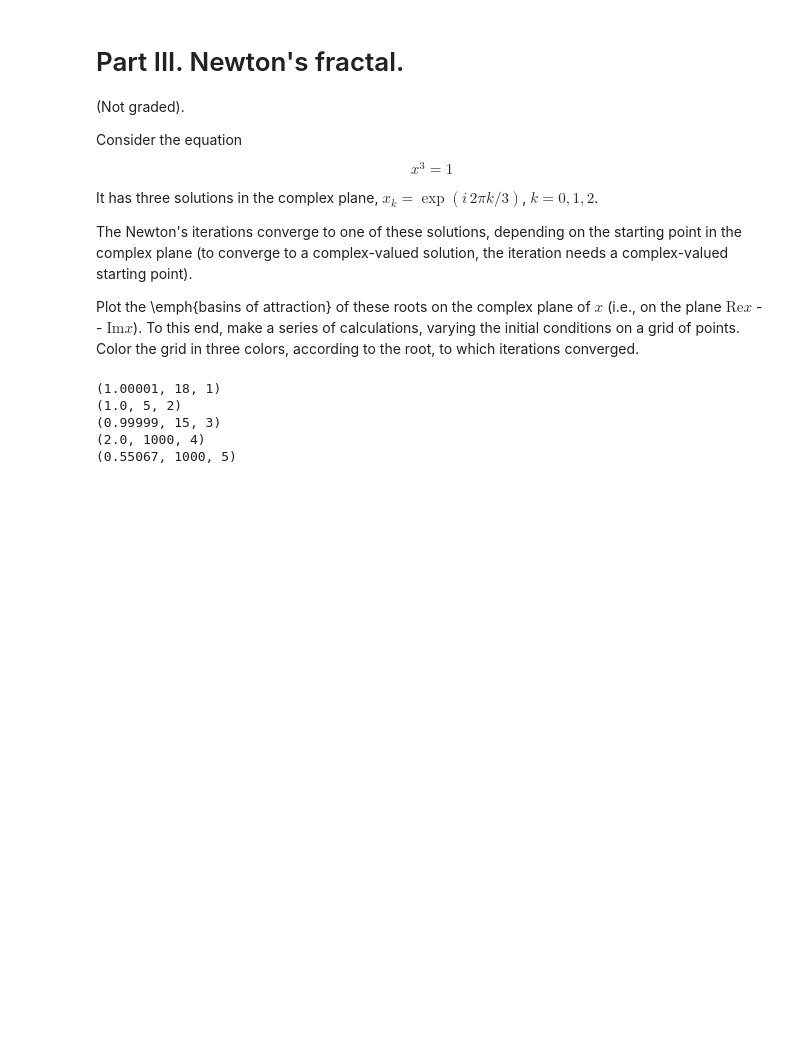
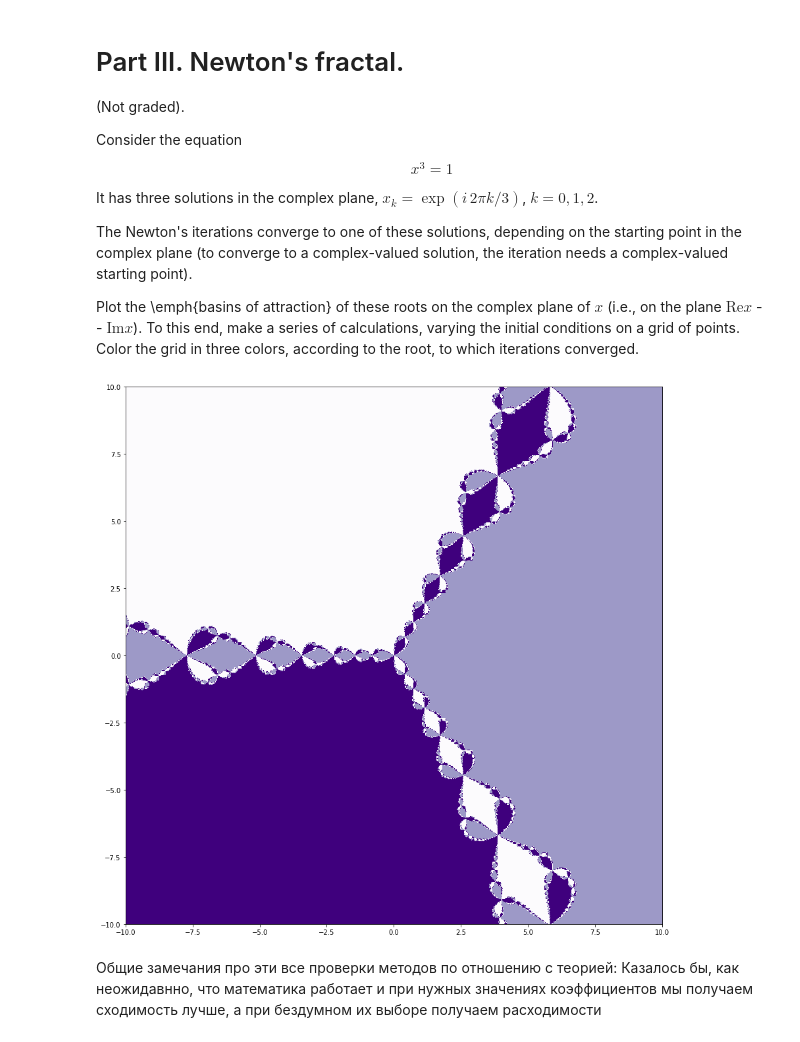
Before and after one commit to arpolkin/CP2020, a Jupyter notebook: week_3_newton_fixed_pt.ipynb, the cells around one changed output. Saved outputs shown, nothing was run; the diff lists cells and outputs as text; code cells hidden in the pictures; blank space fills up the shorter version.

```diff
--- a/week_3_newton_fixed_pt.ipynb
+++ b/week_3_newton_fixed_pt.ipynb
@@ -138,3 +169,22 @@ plt.show()
 # %% [output]
 Не знаю зачем, но вот решение и число итераций соответственно:  (0.6417143225927436, 363)
 [figure]
+# %%
+def modified_fixed_point_iter(f,x0, alpha, eps=1e-5, niter=int(1e5)):
+    x_prev = x0
+    for i in range(niter):
+        x_curr = x_prev-alpha*( f(x_prev))
+        if abs(x_prev-x_curr)<eps:
+            break
+        x_prev = x_curr
+    return x_curr, i
+
+
+alpha0 = 2.
+alpha_special = 2/(1+m.sin(2*0.7)+1+m.sin(2*0.6))
+for j in range(10):
+    point, i= modified_fixed_point_iter(lambda y: y-0.5*(1+m.cos(2*y) ), 0.2, alpha0)
+    print("Точка = ", point, "Число итераций = ", i, "alpha = ", alpha0)
+    alpha0 /=1.5
+point, i= modified_fixed_point_iter(lambda y: y-0.5*(1+m.cos(2*y) ), 0.2, alpha_special)
+print("Точка = ", point, "Число итераций = ", i, "alpha_special = ", alpha_special)
@@ -155,16 +217,27 @@ The Newton's iterations converge to one of these solutions, depending on the sta
 
 Plot the \emph{basins of attraction} of these roots on the complex plane of $x$ (i.e., on the plane $\mathrm{Re}x$ -- $\mathrm{Im}x$). To this end, make a series of calculations, varying the initial conditions on a grid of points.
 Color the grid in three colors, according to the root, to which iterations converged.
-# %%
-def f_2(x):
-    return (x ** 2 - 1) ** 2
-def fder_2(x):
-    return (2 * (x ** 2 - 1) * 2 * x)
-for i in range(1, 6):
-    print(newton_iteration(f_2, fder_2, 2, m=i))
-# %% [output]
-(1.00001, 18, 1)
-(1.0, 5, 2)
-(0.99999, 15, 3)
-(2.0, 1000, 4)
-(0.55067, 1000, 5)
+# %%
+x = np.linspace(-10,10,1000)
+y = 1j*x
+z = np.zeros(x.shape[0]**2)*(1+1j)
+for i in range (y.shape[0]):
+    z[i*y.shape[0]:(i+1)*y.shape[0]] = x+y[i]
+xi = np.empty_like(z)
+for w in range(z.shape[0]):
+    z0 = z[w]
+    xi[w]  = newton_iteration(lambda x:x**3-1,lambda x: 3*x**2, z0)[0]
+# %%
+kappa = np.empty_like(xi)
+for i in range(z.shape[0]):
+    kappa[i]=c.phase(xi[i])/(2*c.pi/3)
+kappa = np.real(kappa)
+# %%
+plt.figure(figsize = (15,15))
+plt.imshow(kappa.reshape(x.shape[0],x.shape[0]), cmap='Purples', interpolation='nearest', extent=[-10,10,-10,10])
+plt.show()
+# %% [output]
+[figure, added]
+# %% [markdown]
+Общие замечания про эти все проверки методов по отношению с теорией:
+Казалось бы, как неожидавнно, что математика работает и при нужных значениях коэффициентов мы получаем сходимость лучше, а при бездумном их выборе получаем расходимости
```
Also changed, not shown: parts of 5 cells of this notebook.
